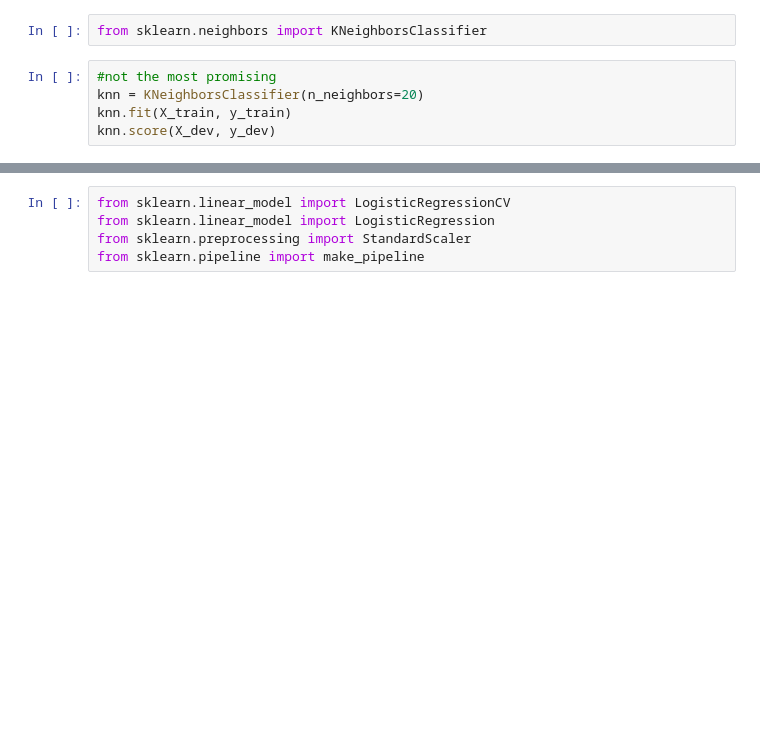
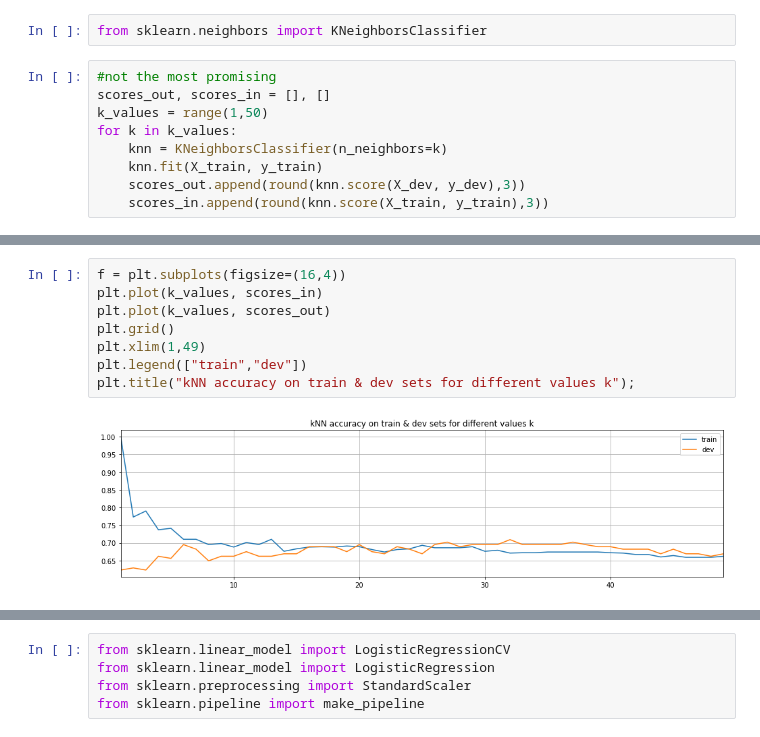
Before and after one commit to konstanzer/classification-exercises, a Jupyter notebook: model.ipynb, the cells around one changed output, grey strips where cells are left out. Cells and saved outputs as stored; diff of their text form; blank space fills up the shorter version.

```diff
--- a/model.ipynb
+++ b/model.ipynb
@@ -286,6 +307,10 @@ plot_roc_curve(rf2, X_dev, y_dev); #AUC = .88
 from sklearn.neighbors import KNeighborsClassifier
 # %%
 #not the most promising
-knn = KNeighborsClassifier(n_neighbors=20)
-knn.fit(X_train, y_train)
-knn.score(X_dev, y_dev)
+scores_out, scores_in = [], []
+k_values = range(1,50)
+for k in k_values:
+    knn = KNeighborsClassifier(n_neighbors=k)
+    knn.fit(X_train, y_train)
+    scores_out.append(round(knn.score(X_dev, y_dev),3))
+    scores_in.append(round(knn.score(X_train, y_train),3))
@@ -297,0 +319,10 @@ plot_confusion_matrix(knn, X_dev, y_dev, cmap='copper_r');
+# %%
+f = plt.subplots(figsize=(16,4))
+plt.plot(k_values, scores_in)
+plt.plot(k_values, scores_out)
+plt.grid()
+plt.xlim(1,49)
+plt.legend(["train","dev"])
+plt.title("kNN accuracy on train & dev sets for different values k");
+# %% [output]
+[figure, added]
```
Also changed, not shown: parts of 23 cells of this notebook, 1 other file.
